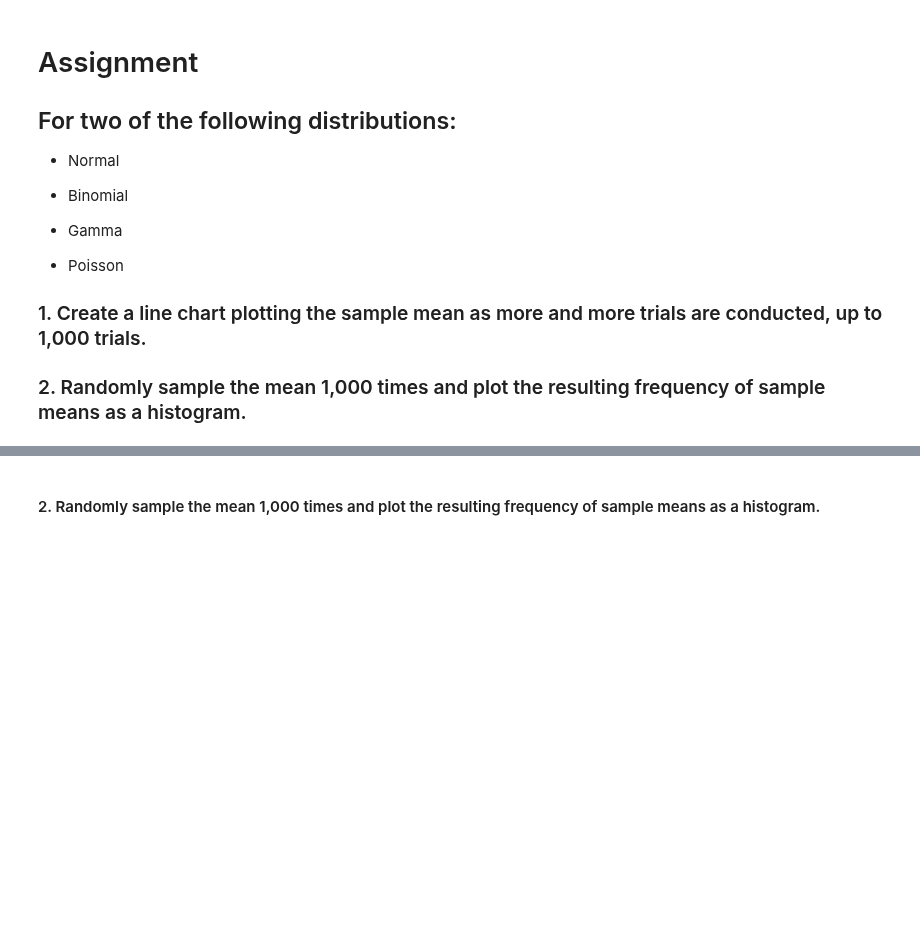
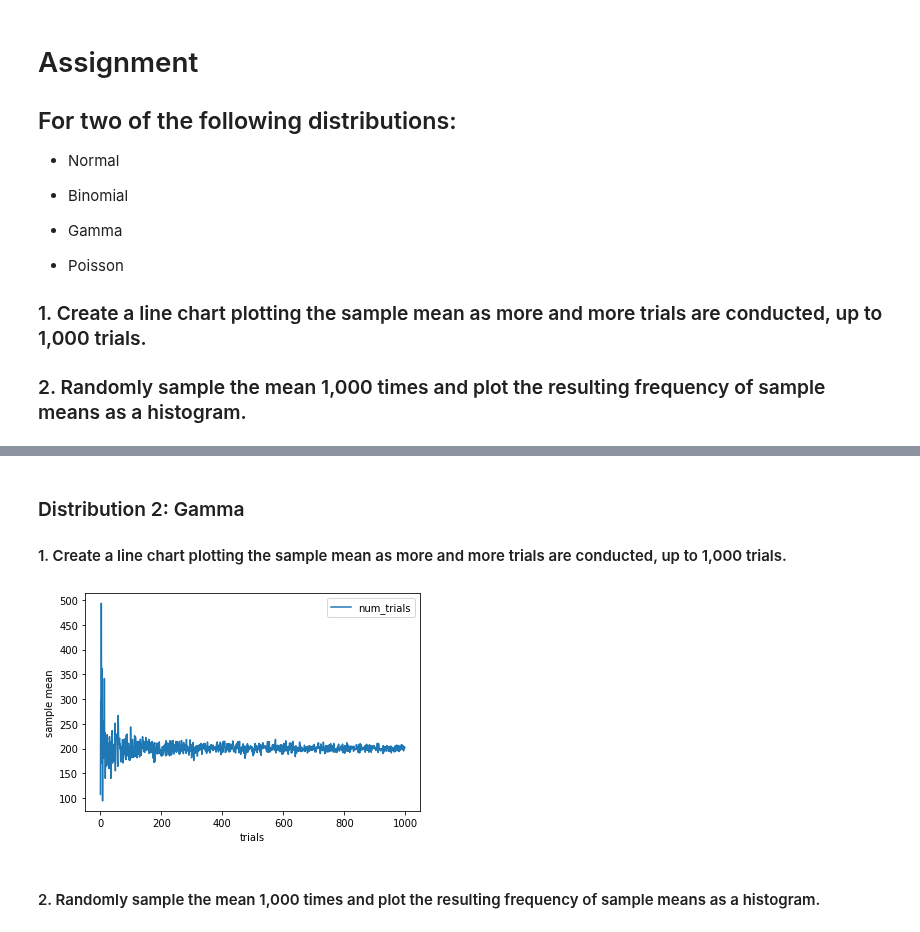
Before and after one commit to DJGump/module-work-DSI06, a Jupyter notebook: assignment-wk1-central-limit-dgump-dsi06.ipynb, the cells around one changed output, grey strips where cells are left out. Cells and saved outputs as stored; diff of their text form; code cells hidden in the pictures; blank space fills up the shorter version.

```diff
--- a/assignment-wk1-central-limit-dgump-dsi06.ipynb
+++ b/assignment-wk1-central-limit-dgump-dsi06.ipynb
@@ -52,3 +66,24 @@ plt.show()
+# %% [markdown]
+### Distribution 2: Gamma
+
+#### 1. Create a line chart plotting the sample mean as more and more trials are conducted, up to 1,000 trials.
+# %%
+# gamma distribution with shape 1 and scale 1
+means = []
+
+for trials in range(1,1000):
+# there appears to be a 'mean = shape * scale' relationship with gamma
+    exp = np.random.gamma(2,100,trials)
+    exp_mean = exp.mean()
+    means.append(exp_mean)
+large_num = pd.DataFrame({'num_trials' : means})
+
+large_num.plot()
+plt.xlabel('trials')
+plt.ylabel('sample mean')
+plt.show()
+# %% [output]
+[figure, added]
 # %% [markdown]
 #### 2. Randomly sample the mean 1,000 times and plot the resulting frequency of sample means as a histogram.
 # %%
```
Also changed, not shown: parts of 6 cells of this notebook.
